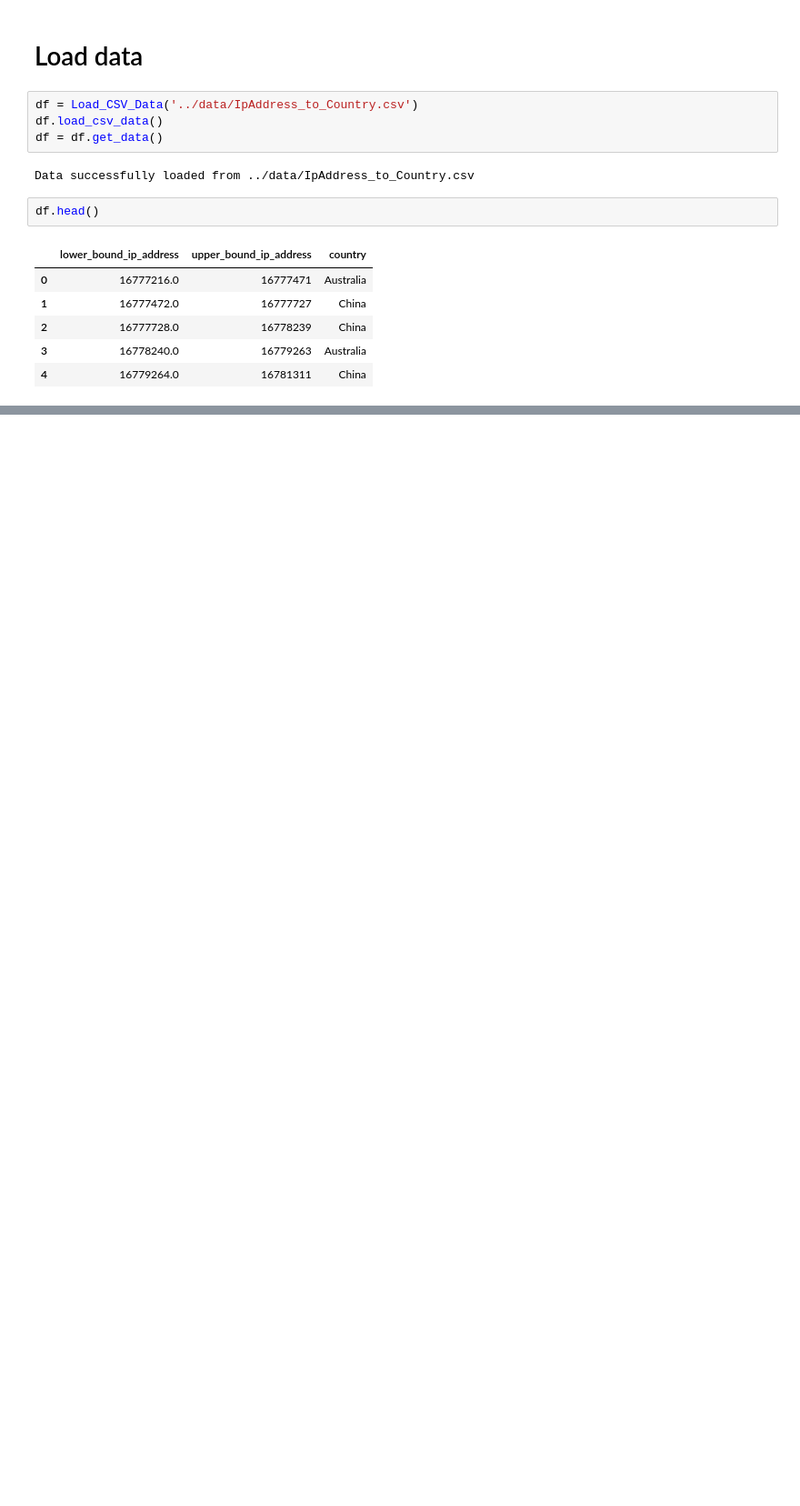
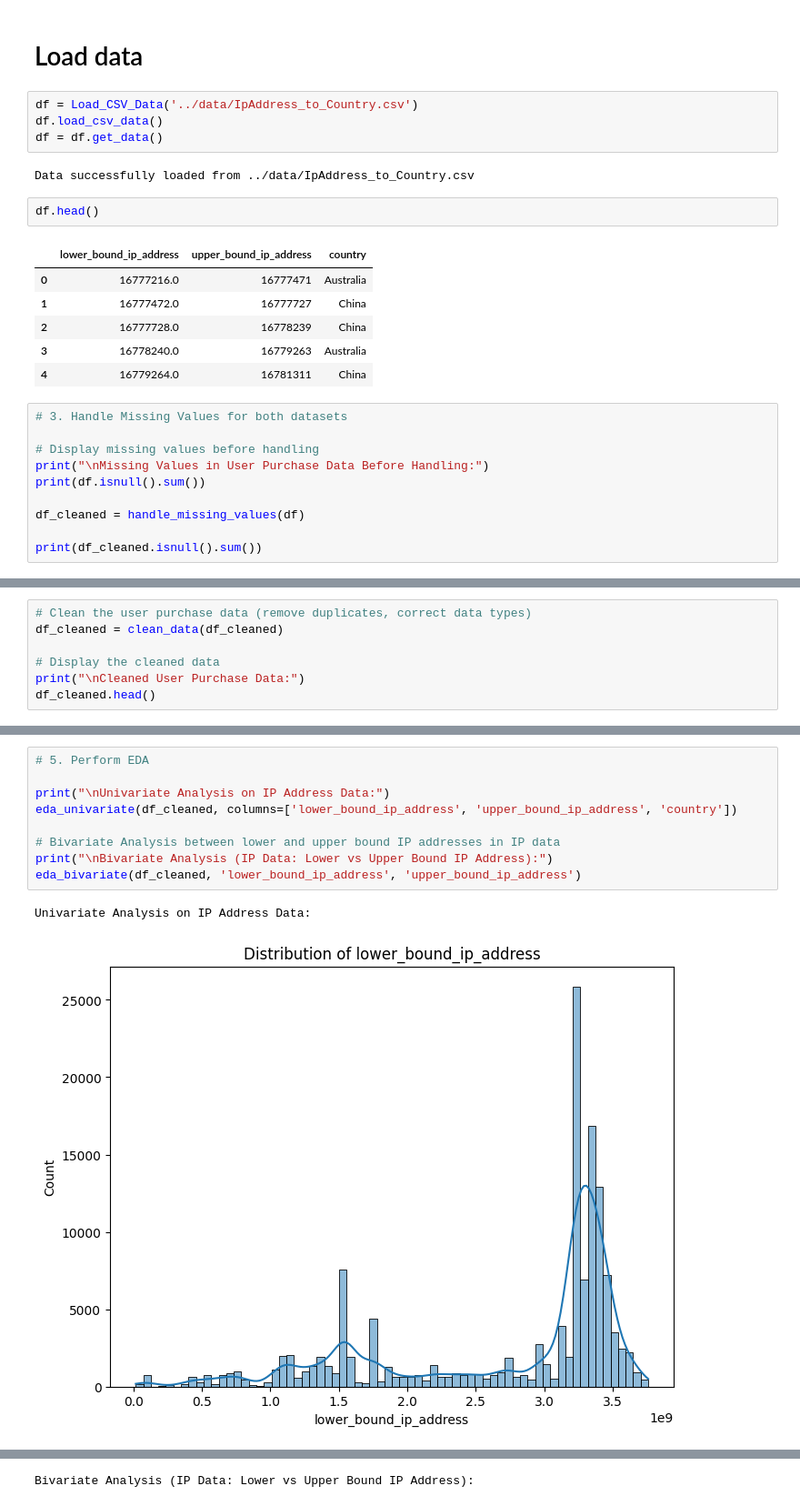
Before and after one commit to wubeabera123/Fraud-detection-system, a Jupyter notebook: notebooks/eda_Ip_address.ipynb, the cells around one changed output, grey strips where cells are left out. Shown: that part at 91% size. Saved outputs shown, nothing was run; the diff lists cells and outputs as text; blank space fills up the shorter version.

Commit message:
Worked on handle missing value, clean data and eda for fraud data and ip address to country data

```diff
--- a/notebooks/eda_Ip_address.ipynb
+++ b/notebooks/eda_Ip_address.ipynb
@@ -34,3 +37,13 @@ df.head()
 | 2 | 16777728.0 | 16778239 | China |
 | 3 | 16778240.0 | 16779263 | Australia |
 | 4 | 16779264.0 | 16781311 | China |
+# %%
+# 3. Handle Missing Values for both datasets
+
+# Display missing values before handling
+print("\nMissing Values in User Purchase Data Before Handling:")
+print(df.isnull().sum())
+
+df_cleaned = handle_missing_values(df)
+
+print(df_cleaned.isnull().sum())
@@ -36,0 +64,7 @@ df.head()
+# %%
+# Clean the user purchase data (remove duplicates, correct data types)
+df_cleaned = clean_data(df_cleaned)
+
+# Display the cleaned data
+print("\nCleaned User Purchase Data:")
+df_cleaned.head()
@@ -36,0 +81,12 @@ df.head()
+# %%
+# 5. Perform EDA
+
+print("\nUnivariate Analysis on IP Address Data:")
+eda_univariate(df_cleaned, columns=['lower_bound_ip_address', 'upper_bound_ip_address', 'country'])
+
+# Bivariate Analysis between lower and upper bound IP addresses in IP data
+print("\nBivariate Analysis (IP Data: Lower vs Upper Bound IP Address):")
+eda_bivariate(df_cleaned, 'lower_bound_ip_address', 'upper_bound_ip_address')
+# %% [output]
+Univariate Analysis on IP Address Data:
+[figure, added]
@@ -36,0 +95 @@ df.head()
+Bivariate Analysis (IP Data: Lower vs Upper Bound IP Address):
```
Also changed, not shown: parts of 5 cells of this notebook, 2 other files.
